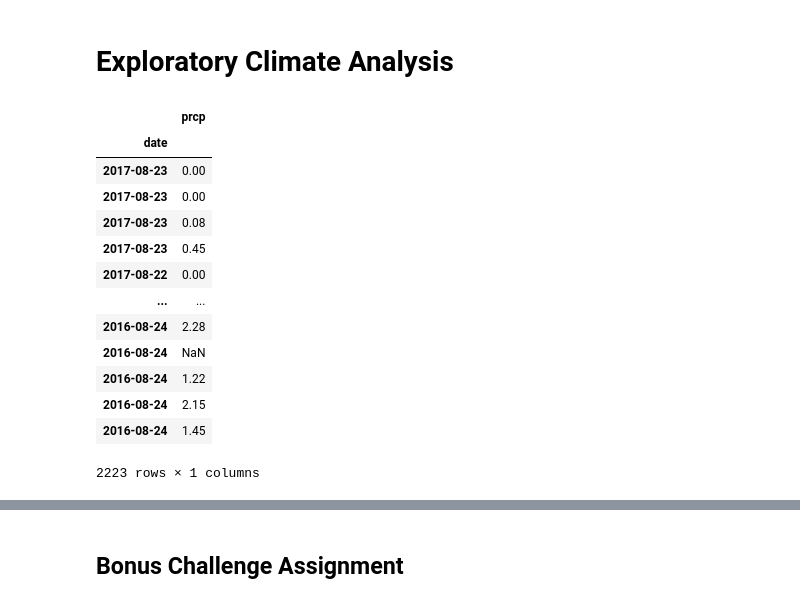
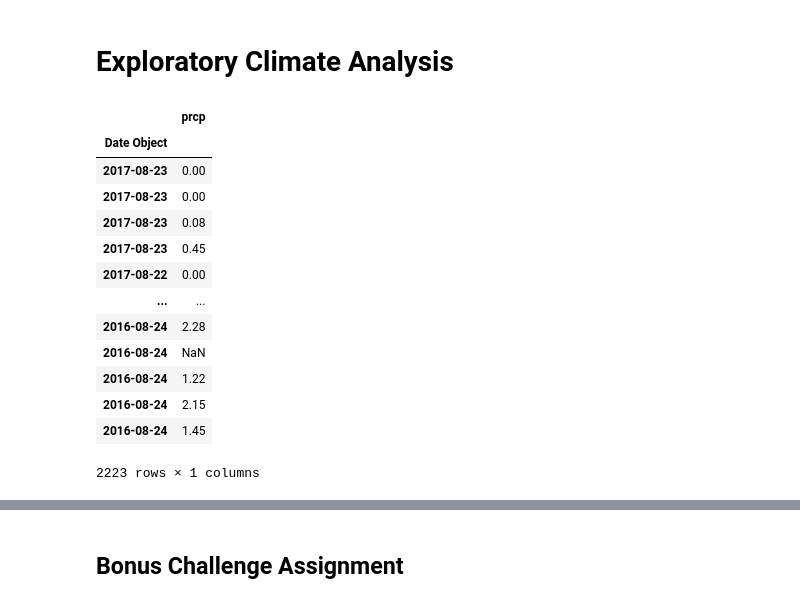
Before and after one commit to KevinKillman/sqlalchemy-challenge, a Jupyter notebook: climate_starter.ipynb, the cells around one changed output, grey strips where cells are left out. Cells and saved outputs as stored; diff of their text form; code cells hidden in the pictures.

```diff
--- a/climate_starter.ipynb
+++ b/climate_starter.ipynb
@@ -79,17 +80,23 @@ session = Session(engine)
 for c in session.query(Measurement.date).order_by(Measurement.date.desc()).first():
     first_date = c
 date = [int(x) for x in first_date.split("-")]
-datetime.date(date[0],date[1],date[2])
+first_date = datetime.date(date[0],date[1],date[2])
 
 last_12_month_query = session.query(Measurement.date, Measurement.prcp).\
-    filter((Measurement.date)>(datetime.date(date[0],date[1],date[2]) - dt.timedelta(days=365))).order_by(Measurement.date.desc())
+    filter((Measurement.date)>(datetime.date(date[0],date[1],date[2]) - dt.timedelta(days=365))).order_by(Measurement.date.desc())       #I dont need to sort DF because I use order_by in my query
 
 last_12_df = pd.read_sql(last_12_month_query.statement, session.bind)
+x = []
+for date in last_12_df['date']:
+    x.append(dt.datetime.strptime(date, '%Y-%m-%d').date())
+last_12_df['Date Object'] = x
+last_12_df = last_12_df.set_index('Date Object')
+last_12_df = last_12_df.drop(columns='date')
 # %%
-last_12_df.set_index('date')
+last_12_df
 # %% [output]
 |  | prcp |
-| date |  |
+| Date Object |  |
 | 2017-08-23 | 0.00 |
 | 2017-08-23 | 0.00 |
 | 2017-08-23 | 0.08 |
```
Also changed, not shown: parts of 9 cells of this notebook.
